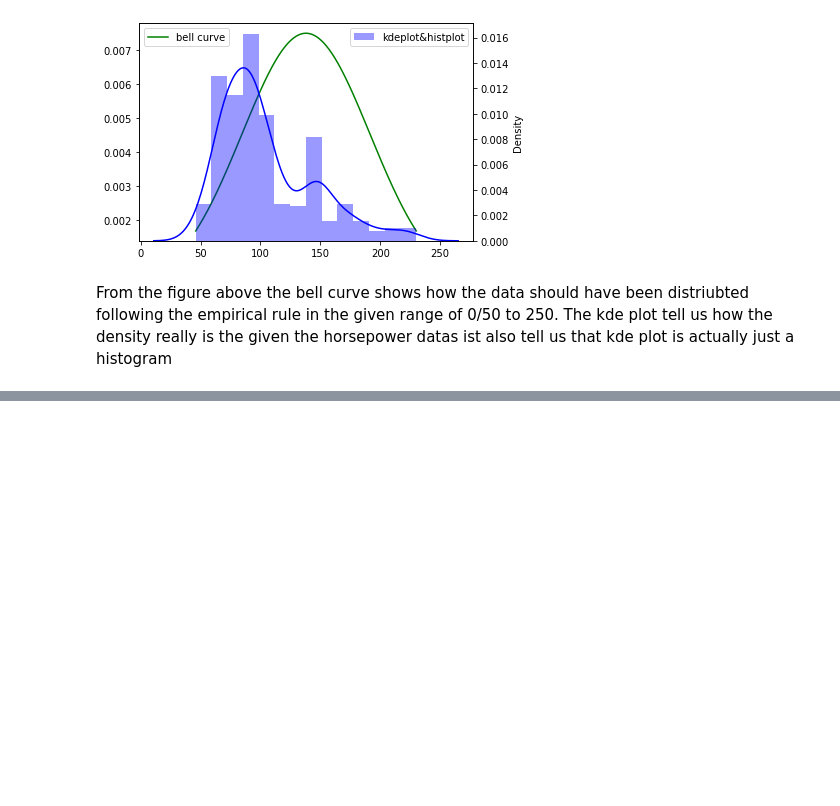
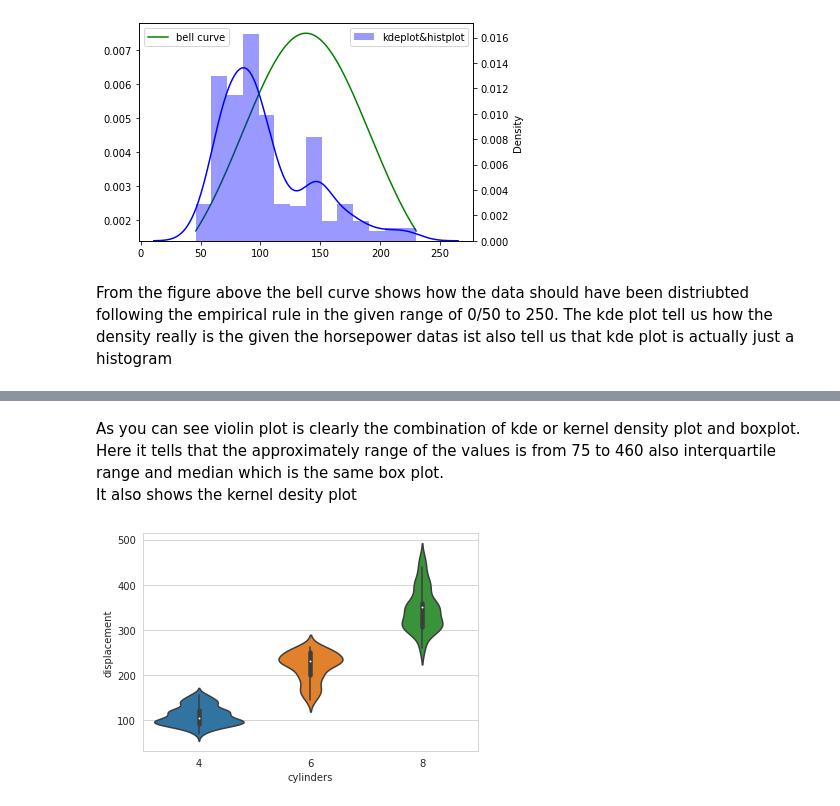
Before and after one commit to shoabahamed/khanacademy-statistics-and-probability, a Jupyter notebook: plotting_normal_distribution_graph.ipynb, the cells around one changed output, grey strips where cells are left out. Drawn from its saved outputs; the diff is of its cells as text; code cells hidden in the pictures; blank space fills up the shorter version.

```diff
--- a/plotting_normal_distribution_graph.ipynb
+++ b/plotting_normal_distribution_graph.ipynb
@@ -179,0 +211,8 @@ plt.show()
+# %% [markdown]
+<p>As you can see violin plot is clearly the combination of kde or kernel density plot and boxplot. <br>
+Here it tells that the approximately range of the values is from 75 to 460 also interquartile range and median which is the same box plot.<br> It also shows the kernel desity plot
+# %%
+sns.violinplot(y='displacement', x='cylinders', data=cars_new)
+plt.show()
+# %% [output]
+[figure, added]
```
Also changed, not shown: parts of 15 cells of this notebook.
